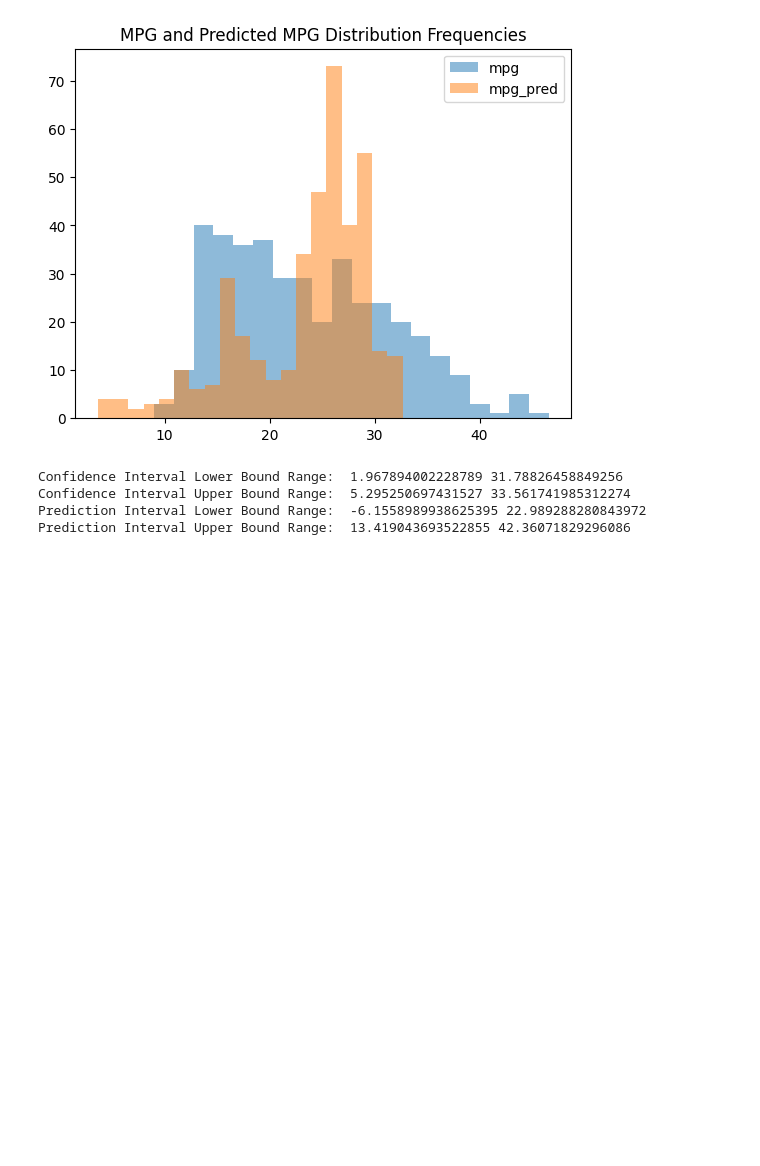
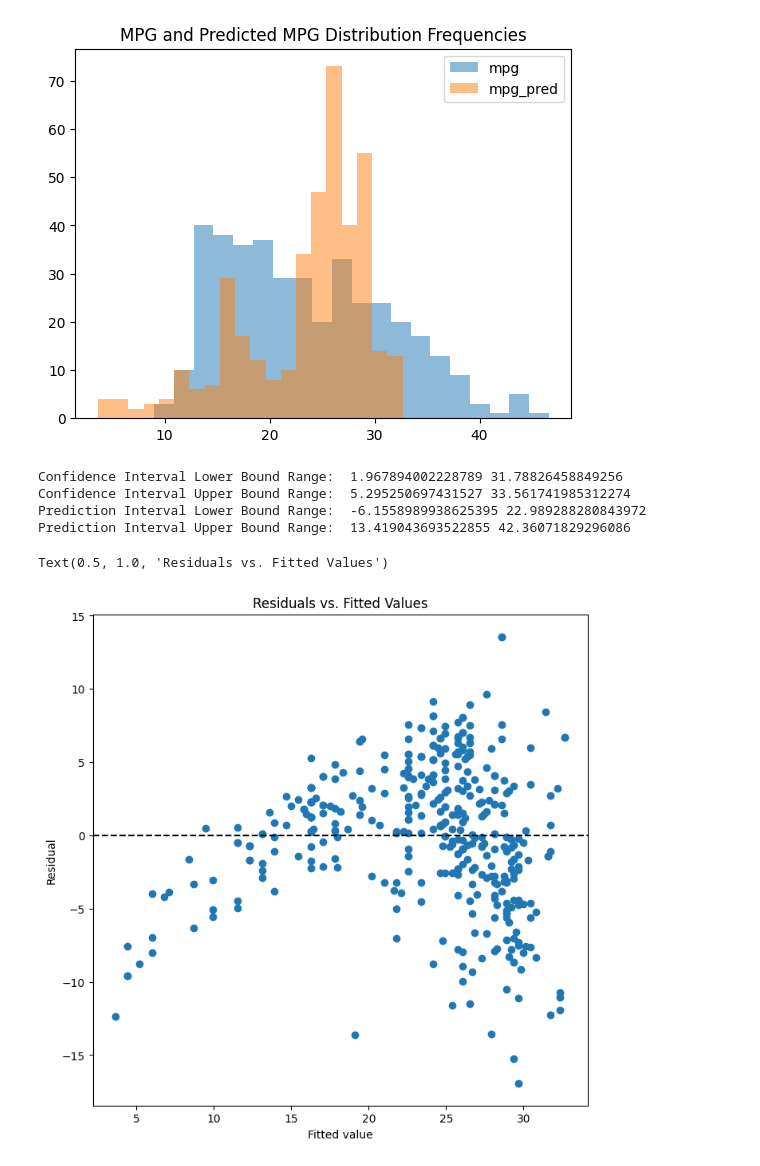
Before and after one commit to Vstreber/HW1_VivianReyTeetly, a Jupyter notebook: part2.ipynb, the cells around one changed output. Drawn from its saved outputs; the diff is of its cells as text; code cells hidden in the pictures; blank space fills up the shorter version.

Commit message:
residuals

```diff
--- a/part2.ipynb
+++ b/part2.ipynb
@@ -122,3 +125,20 @@ Confidence Interval Lower Bound Range:  1.967894002228789 31.78826458849256
 Confidence Interval Upper Bound Range:  5.295250697431527 33.561741985312274
 Prediction Interval Lower Bound Range:  -6.1558989938625395 22.989288280843972
 Prediction Interval Upper Bound Range:  13.419043693522855 42.36071829296086
+# %%
+# diagnostic plot: residual-fitted. Repurposes code from the textbook (pg. 122)
+ax = plt.subplots(figsize=(8,8))[1]
+#reshape horse
+horse = horse.reshape(-1, 1)
+fitted_values = lr.predict(horse)
+residuals = fitted_values - mpg
+
+ax.scatter(fitted_values, residuals)
+ax.set_xlabel('Fitted value')
+ax.set_ylabel('Residual')
+ax.axhline(0, c='k', ls='--');
+#set  title
+plt.title('Residuals vs. Fitted Values')
+# %% [output]
+Text(0.5, 1.0, 'Residuals vs. Fitted Values')
+[figure, added]
```
Also changed, not shown: parts of 2 cells of this notebook.
